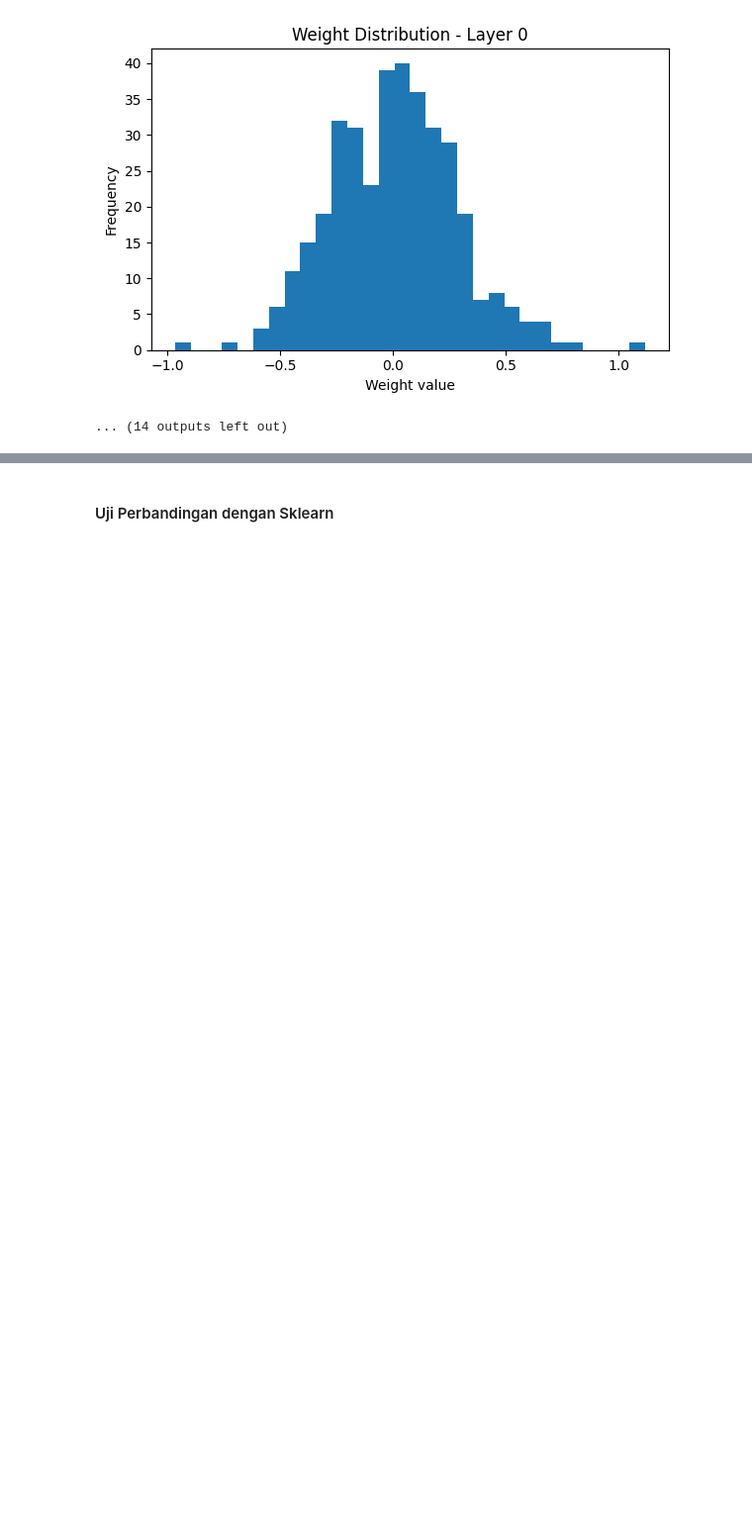
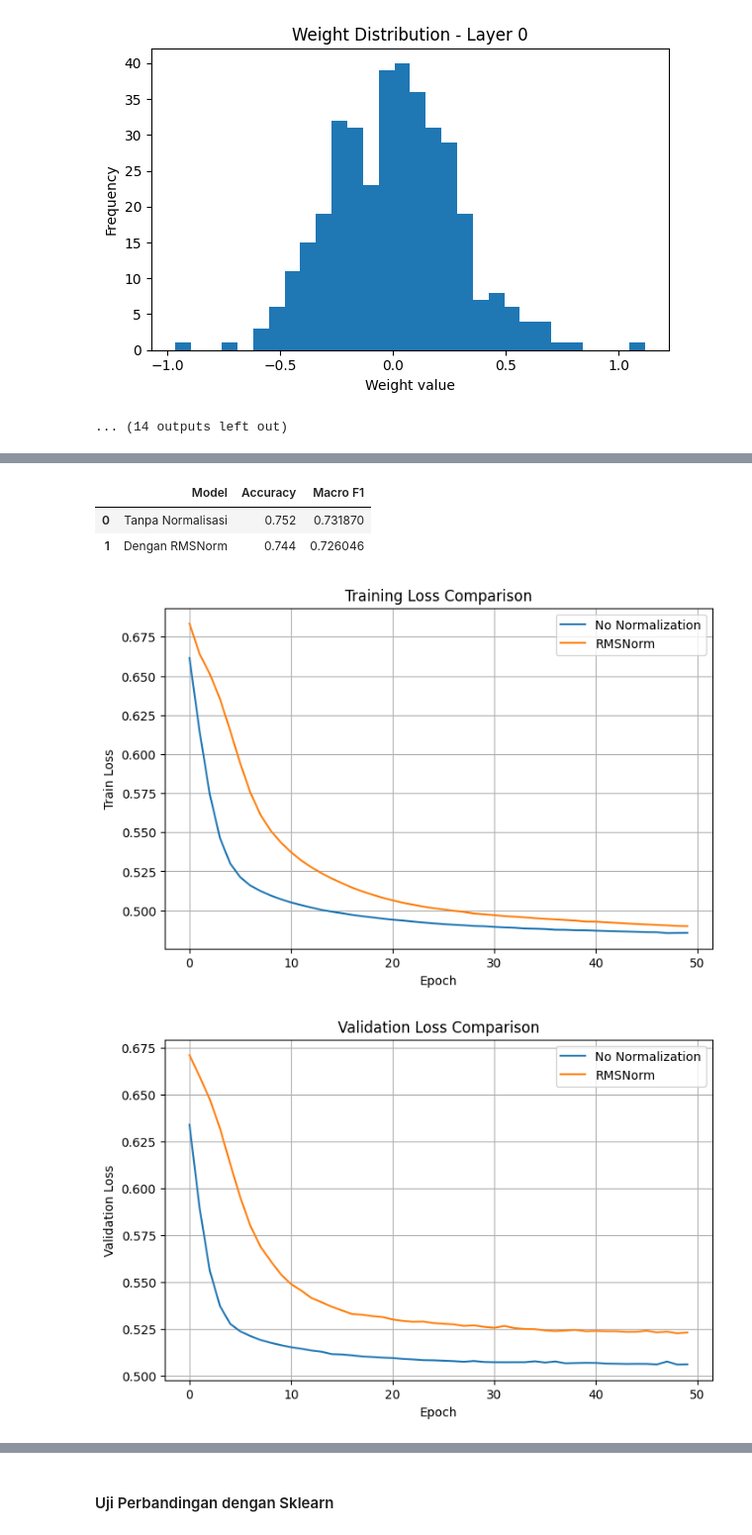
Before and after one commit to DiyahSusan/Tubes1-IF3270-ciamso, a Jupyter notebook: src/test.ipynb, the cells around one changed output, grey strips where cells are left out. Shown at 99% size. Drawn from its saved outputs; the diff is of its cells as text; code cells hidden in the pictures; blank space fills up the shorter version.

```diff
--- a/src/test.ipynb
+++ b/src/test.ipynb
@@ -938,0 +1011,12 @@ Weight Distribution - L2 Regularization
+# %%
+# train model pake rmsnorm
+model_rmsnorm = build_model_rmsnorm(input_size)
+history_rmsnorm = model_rmsnorm.train(
+    X_train_np, y_train_np,
+    x_val=X_val_np, y_val=y_val_np,
+    epochs=50,
+    batch_size=32,
+    learning_rate=0.01,
+    verbose=1
+)
+result_rmsnorm = evaluate_binary_model(model_rmsnorm, X_val_np, y_val_np, "RMSNorm")
@@ -938,0 +1048,46 @@ Weight Distribution - L2 Regularization
+# %%
+# perbandingan hasil akhir prediksi
+
+comparison_sklearn_df = pd.DataFrame([
+    {
+        "Model": "Tanpa Normalisasi",
+        "Accuracy": result_no_norm["accuracy"],
+        "Macro F1": result_no_norm["macro_f1"]
+    },
+    {
+        "Model": "Dengan RMSNorm",
+        "Accuracy": result_rmsnorm["accuracy"],
+        "Macro F1": result_rmsnorm["macro_f1"]
+    }
+])
+
+display(comparison_sklearn_df)
+# %% [output]
+|  | Model | Accuracy | Macro F1 |
+| 0 | Tanpa Normalisasi | 0.752 | 0.731870 |
+| 1 | Dengan RMSNorm | 0.744 | 0.726046 |
+# %%
+# plot training loss
+plt.figure(figsize=(8, 5))
+plt.plot(history_no_norm["train_loss"], label="No Normalization")
+plt.plot(history_rmsnorm["train_loss"], label="RMSNorm")
+plt.xlabel("Epoch")
+plt.ylabel("Train Loss")
+plt.title("Training Loss Comparison")
+plt.legend()
+plt.grid(True)
+plt.show()
+
+# plot validation loss
+plt.figure(figsize=(8, 5))
+plt.plot(history_no_norm["val_loss"], label="No Normalization")
+plt.plot(history_rmsnorm["val_loss"], label="RMSNorm")
+plt.xlabel("Epoch")
+plt.ylabel("Validation Loss")
+plt.title("Validation Loss Comparison")
+plt.legend()
+plt.grid(True)
+plt.show()
+# %% [output]
+[figure, added]
+[figure, added]
```
Also changed, not shown: parts of 19 cells of this notebook.
